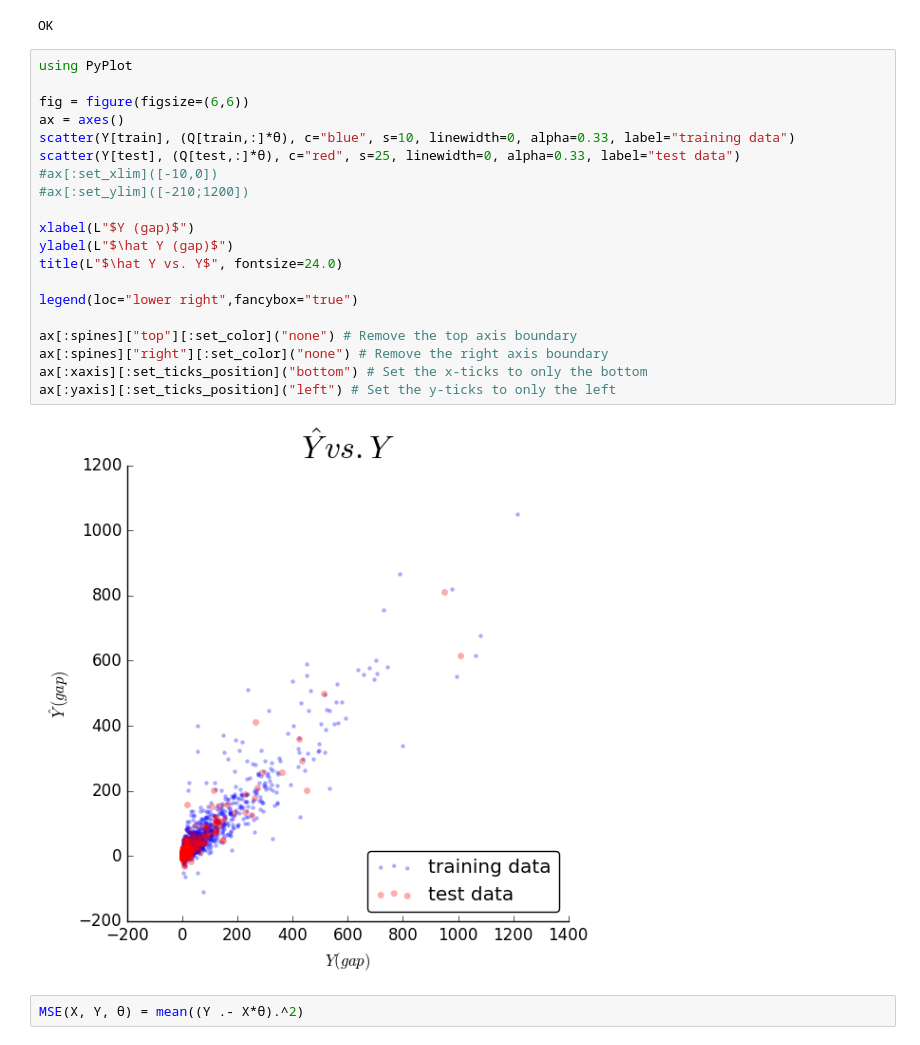
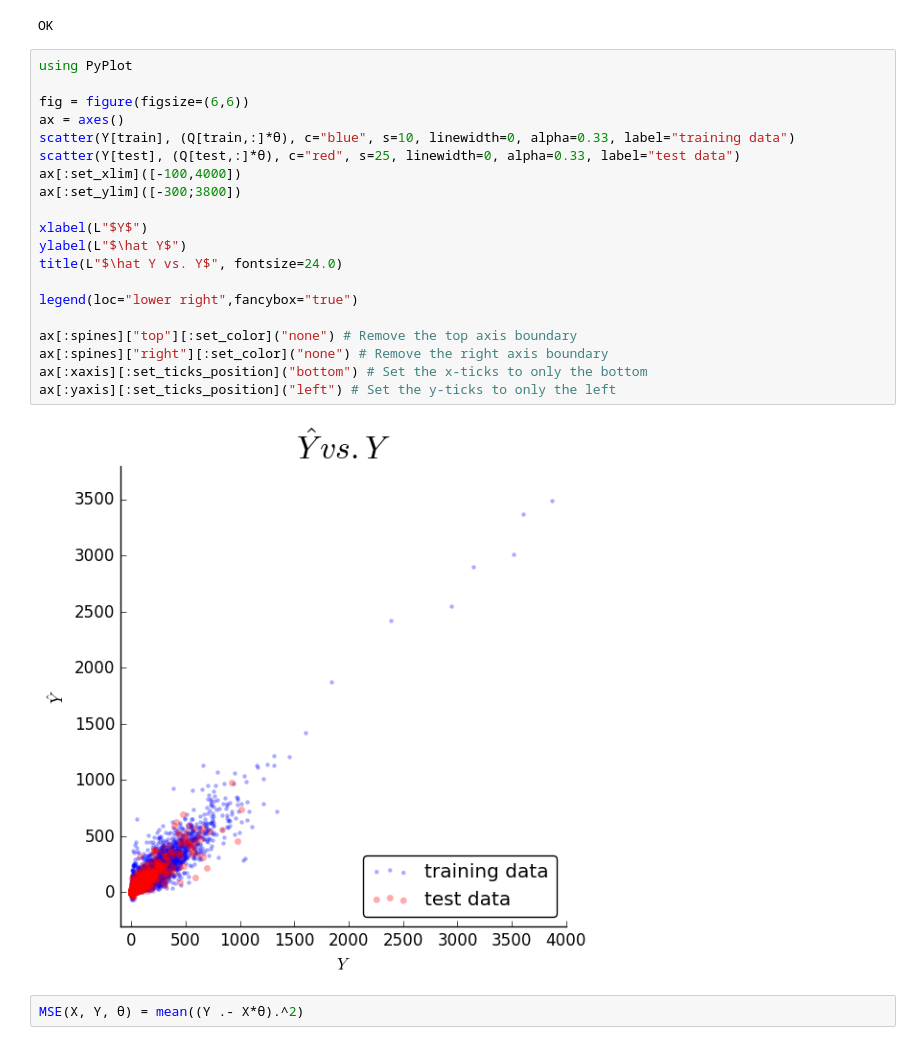
Before and after one commit to ztultrebor/Algorithms, a Jupyter notebook: ML/LinearRegression.ipynb, the cells around one changed output. Saved outputs shown, nothing was run; the diff lists cells and outputs as text.

```diff
--- a/ML/LinearRegression.ipynb
+++ b/ML/LinearRegression.ipynb
@@ -210,25 +210,25 @@ OK
 # %%
 using PyPlot
 
 fig = figure(figsize=(6,6))
 ax = axes()
 scatter(Y[train], (Q[train,:]*θ), c="blue", s=10, linewidth=0, alpha=0.33, label="training data")
 scatter(Y[test], (Q[test,:]*θ), c="red", s=25, linewidth=0, alpha=0.33, label="test data")
-#ax[:set_xlim]([-10,0])
-#ax[:set_ylim]([-210;1200])
+ax[:set_xlim]([-100,4000])
+ax[:set_ylim]([-300;3800])
 
-xlabel(L"$Y (gap)$")
-ylabel(L"$\hat Y (gap)$")
+xlabel(L"$Y$")
+ylabel(L"$\hat Y$")
 title(L"$\hat Y vs. Y$", fontsize=24.0)
 
 legend(loc="lower right",fancybox="true")
 
 ax[:spines]["top"][:set_color]("none") # Remove the top axis boundary
 ax[:spines]["right"][:set_color]("none") # Remove the right axis boundary
 ax[:xaxis][:set_ticks_position]("bottom") # Set the x-ticks to only the bottom
 ax[:yaxis][:set_ticks_position]("left") # Set the y-ticks to only the left
 # %% [output]
-[figure, old version]
+[figure, new version]
 # %%
 MSE(X, Y, θ) = mean((Y .- X*θ).^2)
 # %% [output]
```
Also changed, not shown: parts of 6 cells of this notebook.
